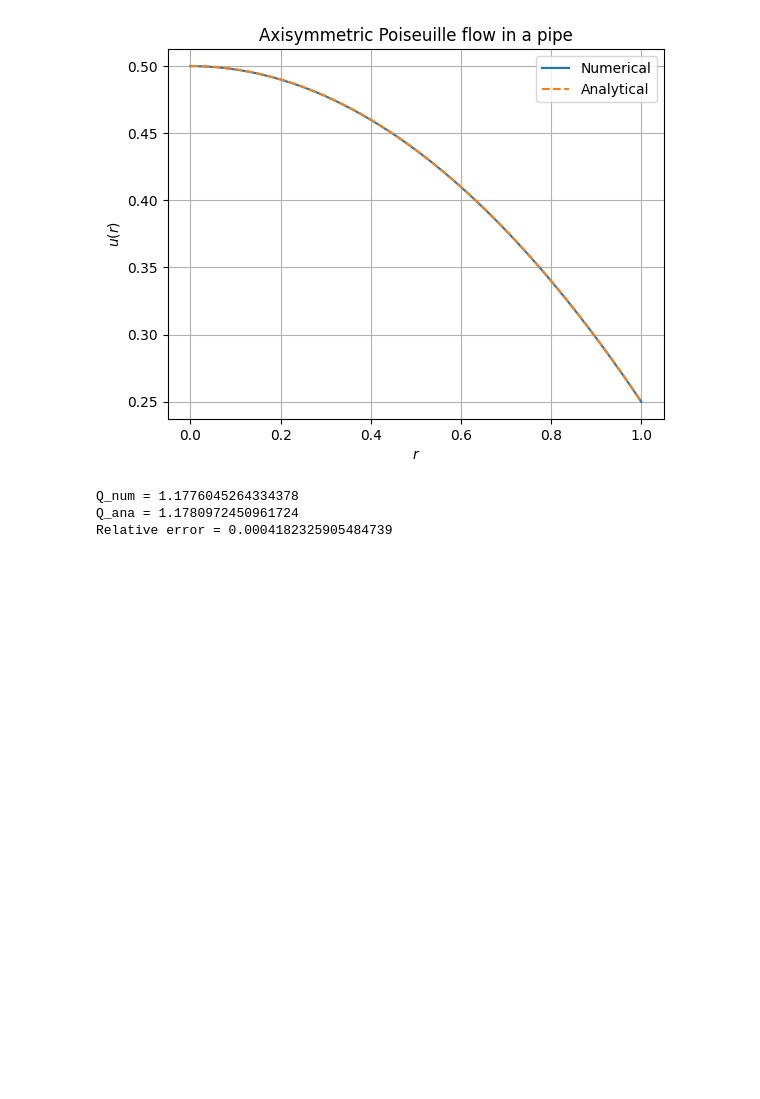
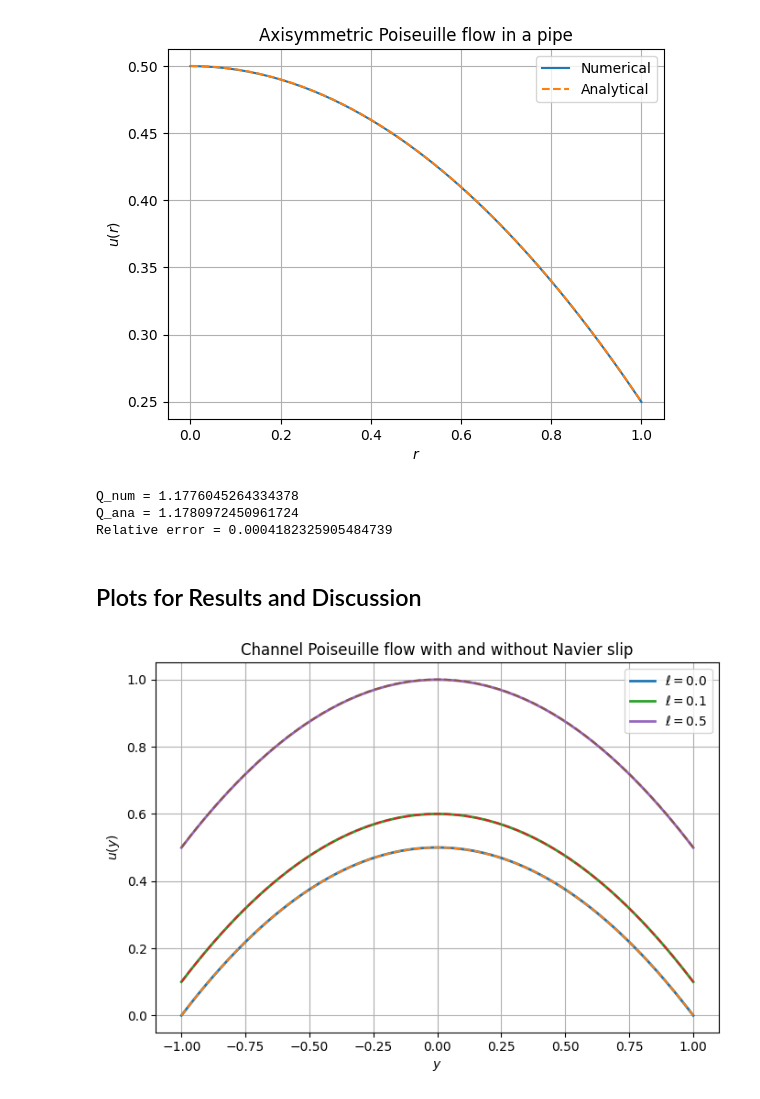
Before and after one commit to JasperA680/PX912-, a Jupyter notebook: Assignment1.ipynb, the cells around one changed output. Cells and saved outputs as stored; diff of their text form; code cells hidden in the pictures; blank space fills up the shorter version.

Commit message:
Plots for Results

```diff
--- a/Assignment1.ipynb
+++ b/Assignment1.ipynb
@@ -290,3 +290,27 @@ ell = 0.5
 Q_num = 1.1776045264334378
 Q_ana = 1.1780972450961724
 Relative error = 0.0004182325905484739
+# %% [markdown]
+## Plots for Results and Discussion
+# %%
+W, G, nu = 1.0, 1.0, 1.0
+ells = [0.0, 0.1, 0.5]
+
+plt.figure(figsize=(7,5))
+
+for ell in ells:
+    y, u_num = solve_channel_slip(W=W, n=800, G=G, nu=nu, ell=ell)
+    u_ana = u_analytic_channel_slip(y, W=W, G=G, nu=nu, ell=ell)
+
+    plt.plot(y, u_num, lw=2, label=fr"$\ell={ell}$")
+    plt.plot(y, u_ana, "--", lw=1.5)
+
+plt.xlabel(r"$y$")
+plt.ylabel(r"$u(y)$")
+plt.title("Channel Poiseuille flow with and without Navier slip")
+plt.grid(True)
+plt.legend()
+plt.tight_layout()
+plt.show()
+# %% [output]
+[figure, added]
```
Also changed, not shown: parts of 4 cells of this notebook.
